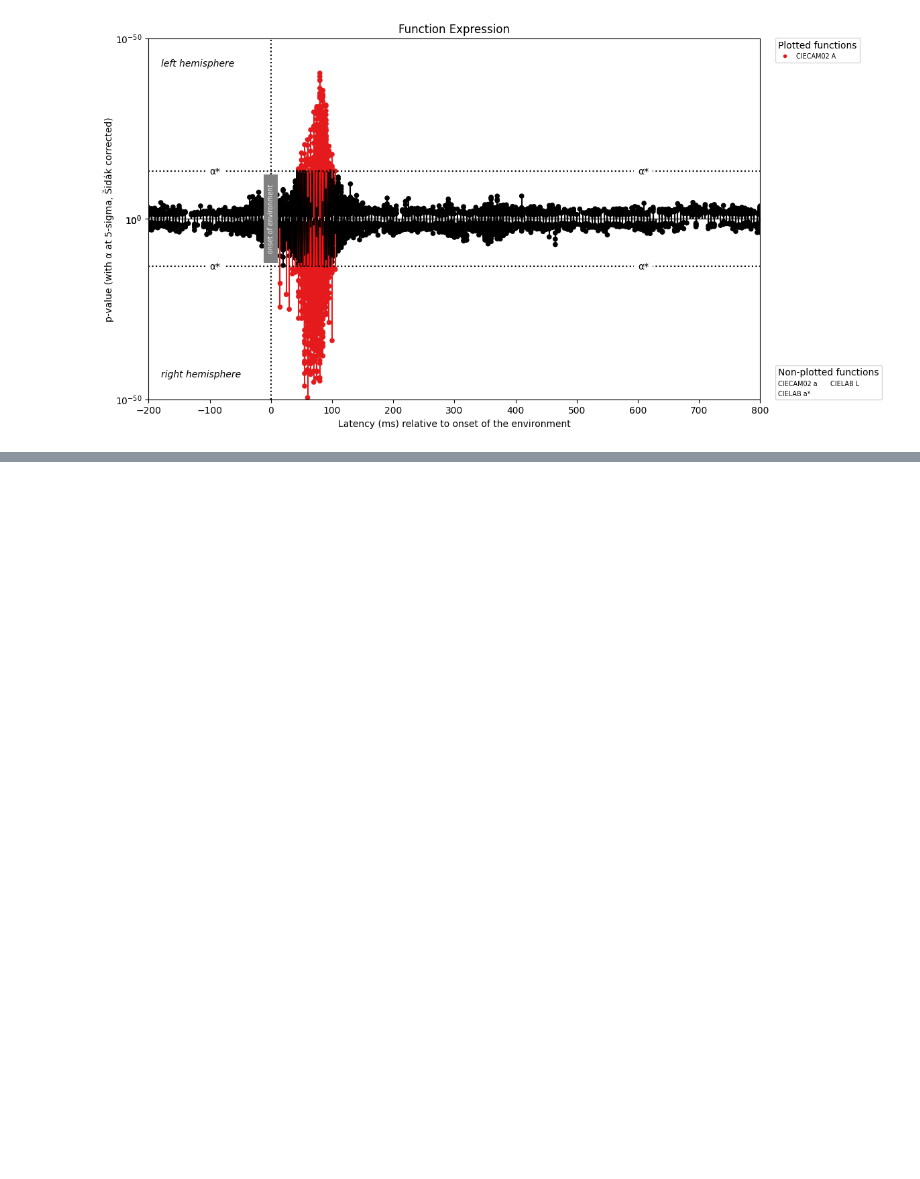
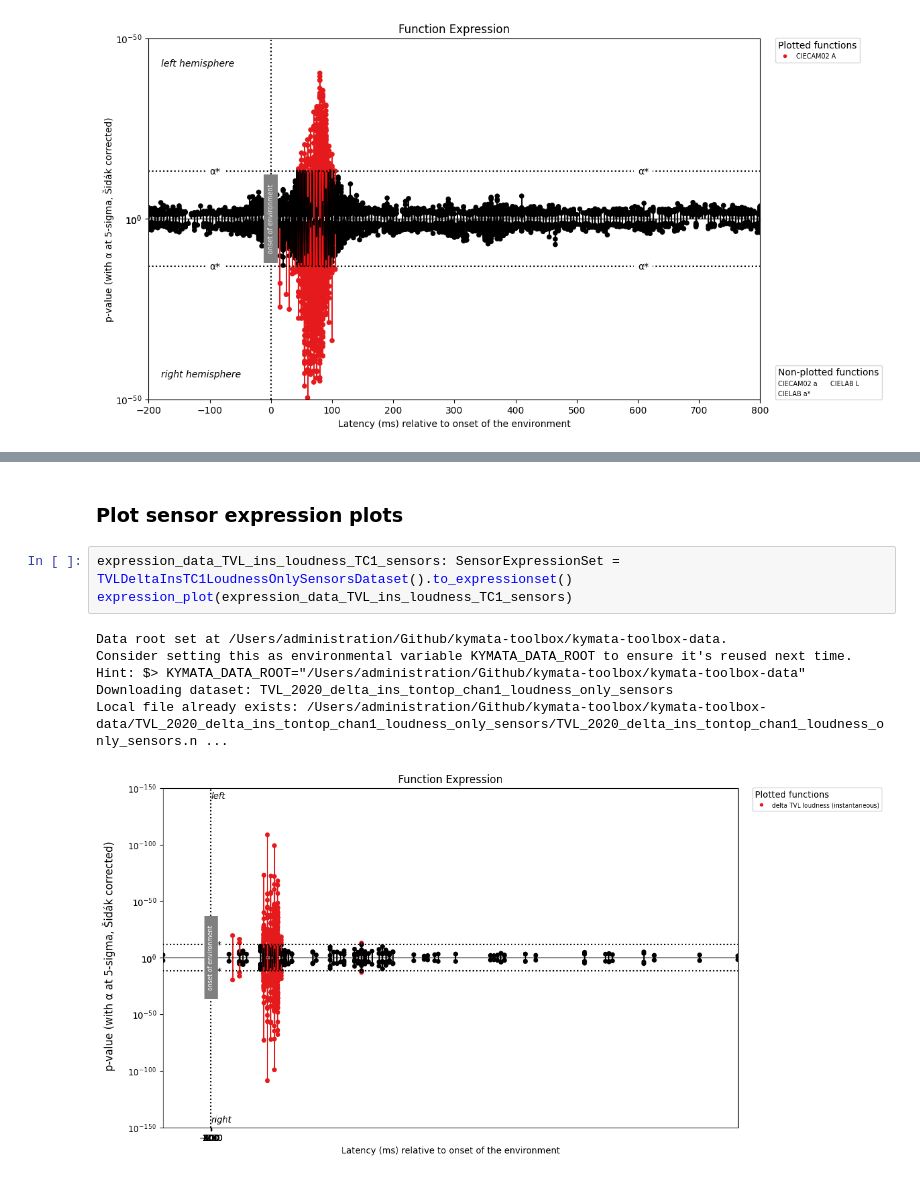
Before and after one commit to kymata-atlas/kymata-core, a Jupyter notebook: demos/demo_plotting.ipynb, the cells around one changed output, grey strips where cells are left out. Drawn from its saved outputs; the diff is of its cells as text; blank space fills up the shorter version.

Commit message:
Adds demo for plotting sensors

```diff
--- a/demos/demo_plotting.ipynb
+++ b/demos/demo_plotting.ipynb
@@ -105,0 +113,12 @@ expression_plot(expression_data_kymata_mirror[
+# %% [markdown]
+### Plot sensor expression plots
+# %%
+expression_data_TVL_ins_loudness_TC1_sensors: SensorExpressionSet = TVLDeltaInsTC1LoudnessOnlySensorsDataset().to_expressionset()
+expression_plot(expression_data_TVL_ins_loudness_TC1_sensors)
+# %% [output]
+Data root set at /Users/administration/Github/kymata-toolbox/kymata-toolbox-data.
+Consider setting this as environmental variable KYMATA_DATA_ROOT to ensure it's reused next time.
+Hint: $> KYMATA_DATA_ROOT="/Users/administration/Github/kymata-toolbox/kymata-toolbox-data"
+Downloading dataset: TVL_2020_delta_ins_tontop_chan1_loudness_only_sensors
+Local file already exists: /Users/administration/Github/kymata-toolbox/kymata-toolbox-data/TVL_2020_delta_ins_tontop_chan1_loudness_only_sensors/TVL_2020_delta_ins_tontop_chan1_loudness_only_sensors.n ...
+[figure, added]
```
Also changed, not shown: parts of 4 cells of this notebook, 1 other file.
